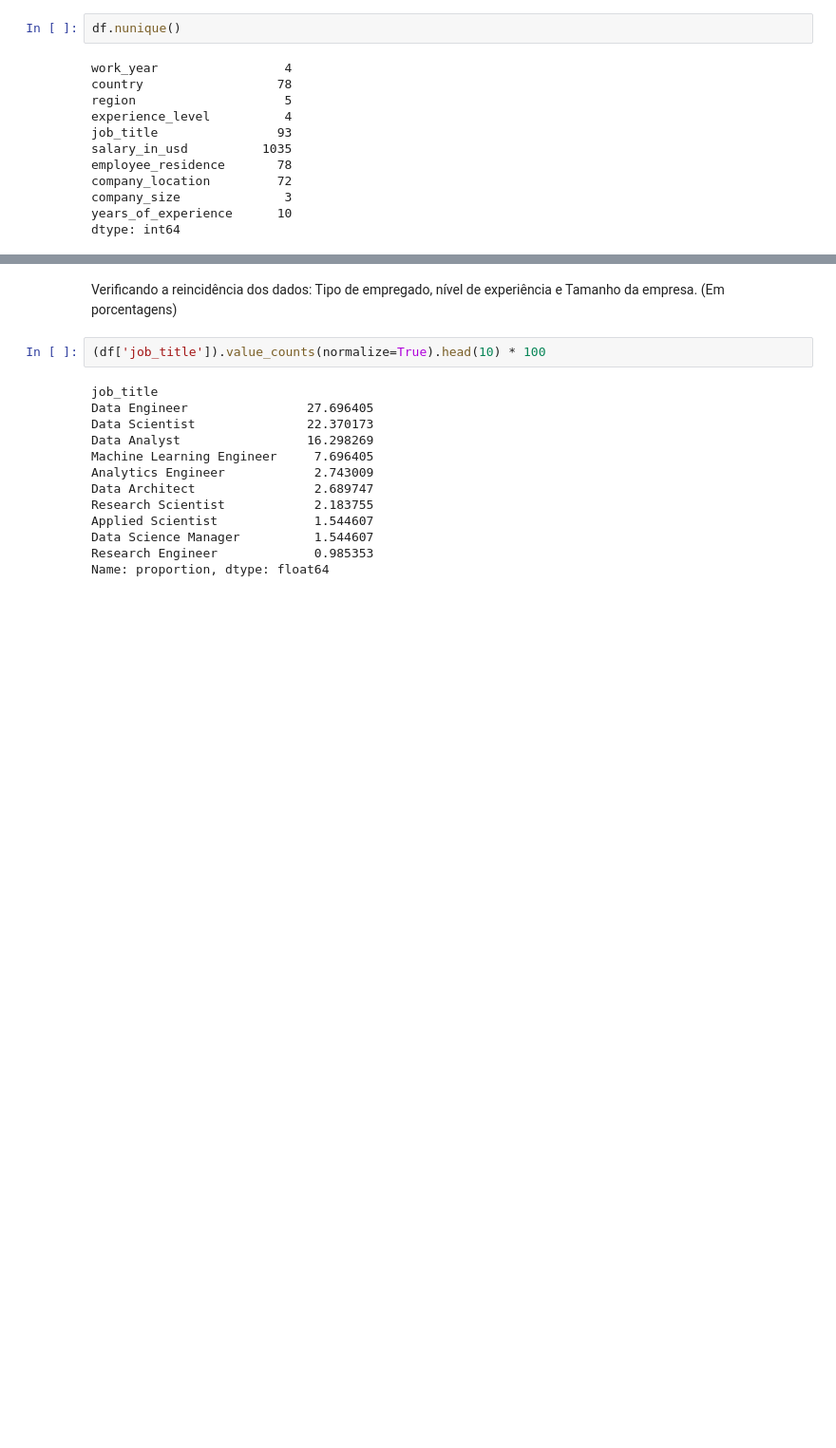
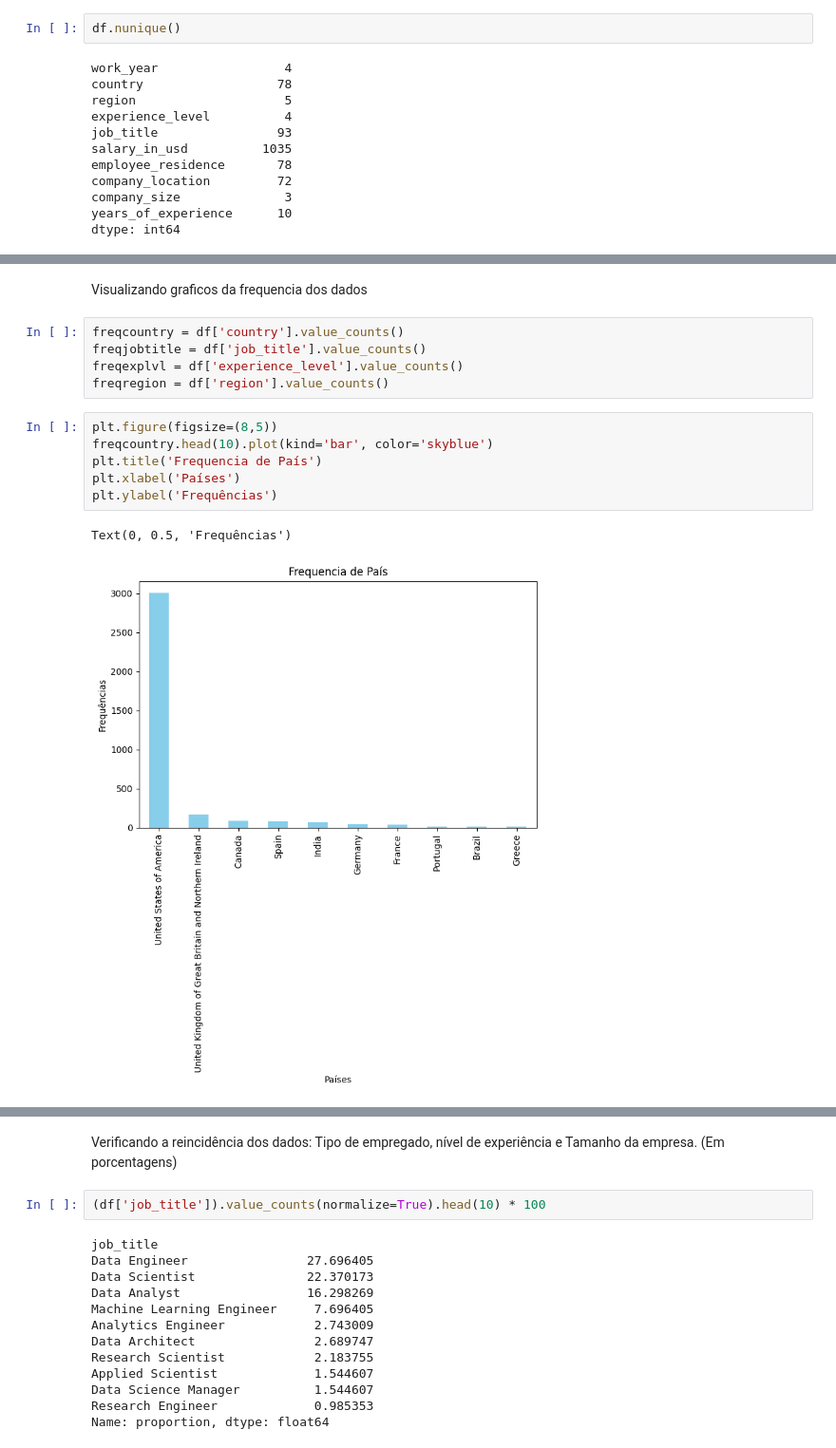
Before and after one commit to dingosin/desafiodnc, a Jupyter notebook: Desafio/analise_de_dados.ipynb, the cells around one changed output, grey strips where cells are left out. Shown: that part at 95% size. Drawn from its saved outputs; the diff is of its cells as text; blank space fills up the shorter version.

```diff
--- a/Desafio/analise_de_dados.ipynb
+++ b/Desafio/analise_de_dados.ipynb
@@ -118,0 +137,16 @@ dtype: int64
+# %% [markdown]
+Visualizando graficos da frequencia dos dados
+# %%
+freqcountry = df['country'].value_counts()
+freqjobtitle = df['job_title'].value_counts()
+freqexplvl = df['experience_level'].value_counts()
+freqregion = df['region'].value_counts()
+# %%
+plt.figure(figsize=(8,5))
+freqcountry.head(10).plot(kind='bar', color='skyblue')
+plt.title('Frequencia de País')
+plt.xlabel('Países')
+plt.ylabel('Frequências')
+# %% [output]
+Text(0, 0.5, 'Frequências')
+[figure, added]
```
Also changed, not shown: parts of 19 cells of this notebook.
